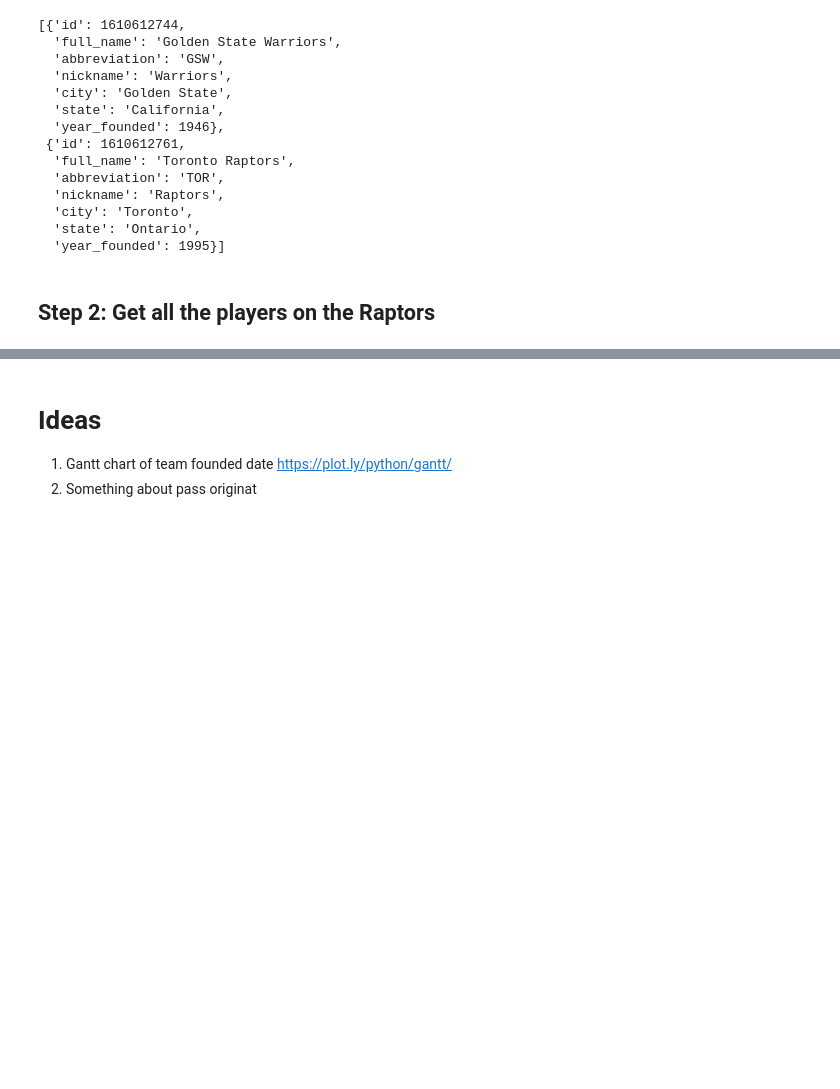
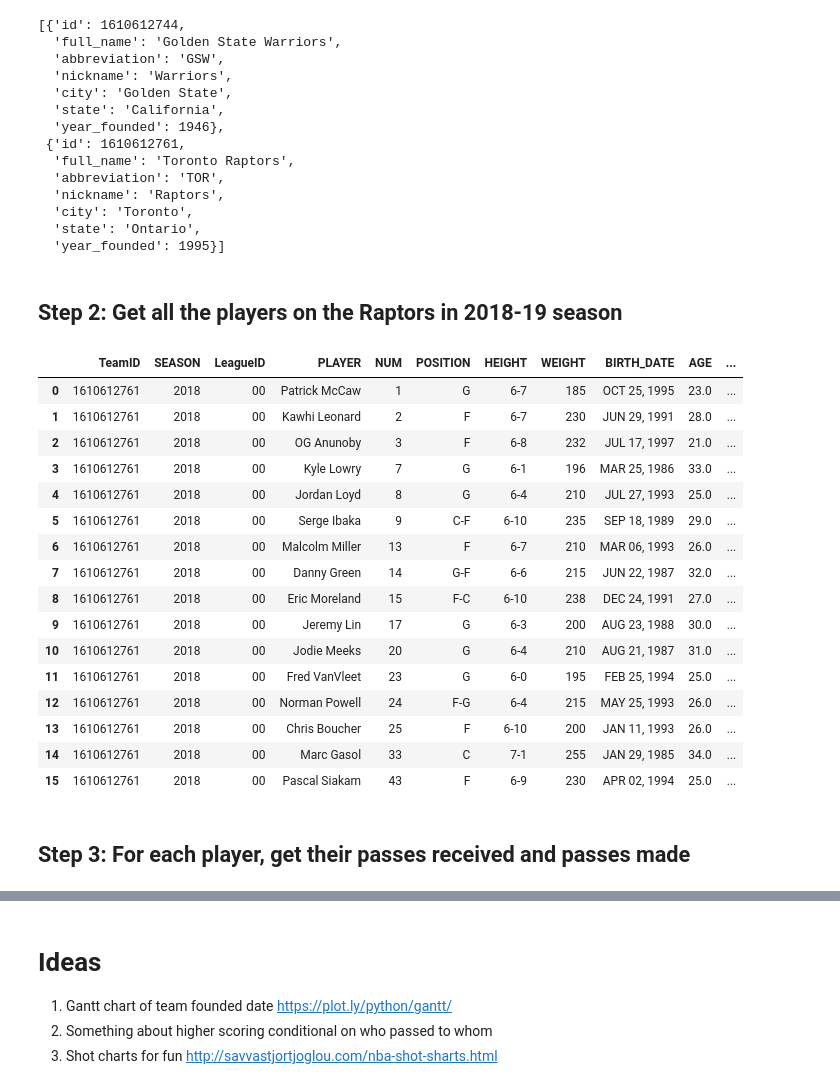
Before and after one commit to monicamow/nba_passes, a Jupyter notebook: nba_api.ipynb, the cells around one changed output, grey strips where cells are left out. Saved outputs shown, nothing was run; the diff lists cells and outputs as text; code cells hidden in the pictures; blank space fills up the shorter version.

Commit message:
get team roster

```diff
--- a/nba_api.ipynb
+++ b/nba_api.ipynb
@@ -55,4 +55,4 @@ team_ids
   'state': 'Ontario',
   'year_founded': 1995}]
 # %% [markdown]
-## Step 2: Get all the players on the Raptors
+## Step 2: Get all the players on the Raptors in 2018-19 season
@@ -61,3 +59,32 @@ team_ids
+# %%
+# use the CommonTeamRoster endpoint
+from nba_api.stats.endpoints import commonteamroster
+
+season='2018-19'
+team_id='1610612761'
+
+tor_players = commonteamroster.CommonTeamRoster(season=season, team_id=team_id)
+tor_players.get_data_frames()[0]
+# %% [output]
+|  | TeamID | SEASON | LeagueID | PLAYER | NUM | POSITION | HEIGHT | WEIGHT | BIRTH_DATE | AGE | ... |
+| 0 | 1610612761 | 2018 | 00 | Patrick McCaw | 1 | G | 6-7 | 185 | OCT 25, 1995 | 23.0 | ... |
+| 1 | 1610612761 | 2018 | 00 | Kawhi Leonard | 2 | F | 6-7 | 230 | JUN 29, 1991 | 28.0 | ... |
+| 2 | 1610612761 | 2018 | 00 | OG Anunoby | 3 | F | 6-8 | 232 | JUL 17, 1997 | 21.0 | ... |
+| 3 | 1610612761 | 2018 | 00 | Kyle Lowry | 7 | G | 6-1 | 196 | MAR 25, 1986 | 33.0 | ... |
+| 4 | 1610612761 | 2018 | 00 | Jordan Loyd | 8 | G | 6-4 | 210 | JUL 27, 1993 | 25.0 | ... |
+| 5 | 1610612761 | 2018 | 00 | Serge Ibaka | 9 | C-F | 6-10 | 235 | SEP 18, 1989 | 29.0 | ... |
+| 6 | 1610612761 | 2018 | 00 | Malcolm Miller | 13 | F | 6-7 | 210 | MAR 06, 1993 | 26.0 | ... |
+| 7 | 1610612761 | 2018 | 00 | Danny Green | 14 | G-F | 6-6 | 215 | JUN 22, 1987 | 32.0 | ... |
+| 8 | 1610612761 | 2018 | 00 | Eric Moreland | 15 | F-C | 6-10 | 238 | DEC 24, 1991 | 27.0 | ... |
+| 9 | 1610612761 | 2018 | 00 | Jeremy Lin | 17 | G | 6-3 | 200 | AUG 23, 1988 | 30.0 | ... |
+| 10 | 1610612761 | 2018 | 00 | Jodie Meeks | 20 | G | 6-4 | 210 | AUG 21, 1987 | 31.0 | ... |
+| 11 | 1610612761 | 2018 | 00 | Fred VanVleet | 23 | G | 6-0 | 195 | FEB 25, 1994 | 25.0 | ... |
+| 12 | 1610612761 | 2018 | 00 | Norman Powell | 24 | F-G | 6-4 | 215 | MAY 25, 1993 | 26.0 | ... |
+| 13 | 1610612761 | 2018 | 00 | Chris Boucher | 25 | F | 6-10 | 200 | JAN 11, 1993 | 26.0 | ... |
+| 14 | 1610612761 | 2018 | 00 | Marc Gasol | 33 | C | 7-1 | 255 | JAN 29, 1985 | 34.0 | ... |
+| 15 | 1610612761 | 2018 | 00 | Pascal Siakam | 43 | F | 6-9 | 230 | APR 02, 1994 | 25.0 | ... |
+# %% [markdown]
+## Step 3: For each player, get their passes received and passes made
 # %%
 # https://github.com/swar/nba_api/blob/master/docs/nba_api/stats/endpoints/playerdashptpass.md
 from nba_api.stats.endpoints import playerdashptpass
@@ -103,4 +128,5 @@ passes_received.get_data_frames()[1]
 # Ideas
 
 1. Gantt chart of team founded date https://plot.ly/python/gantt/
-2. Something about pass originat
+2. Something about higher scoring conditional on who passed to whom
+3. Shot charts for fun http://savvastjortjoglou.com/nba-shot-sharts.html
```
Also changed, not shown: parts of 2 cells of this notebook.
